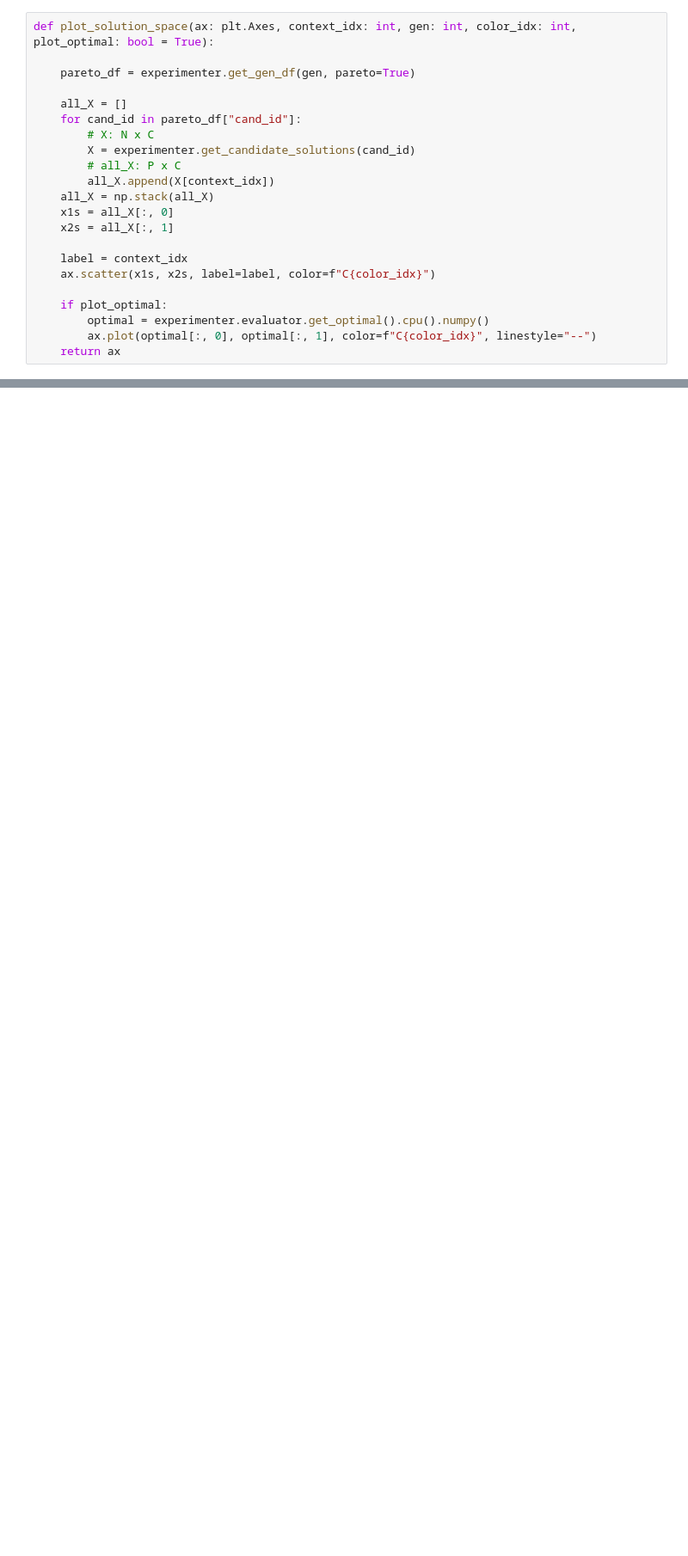
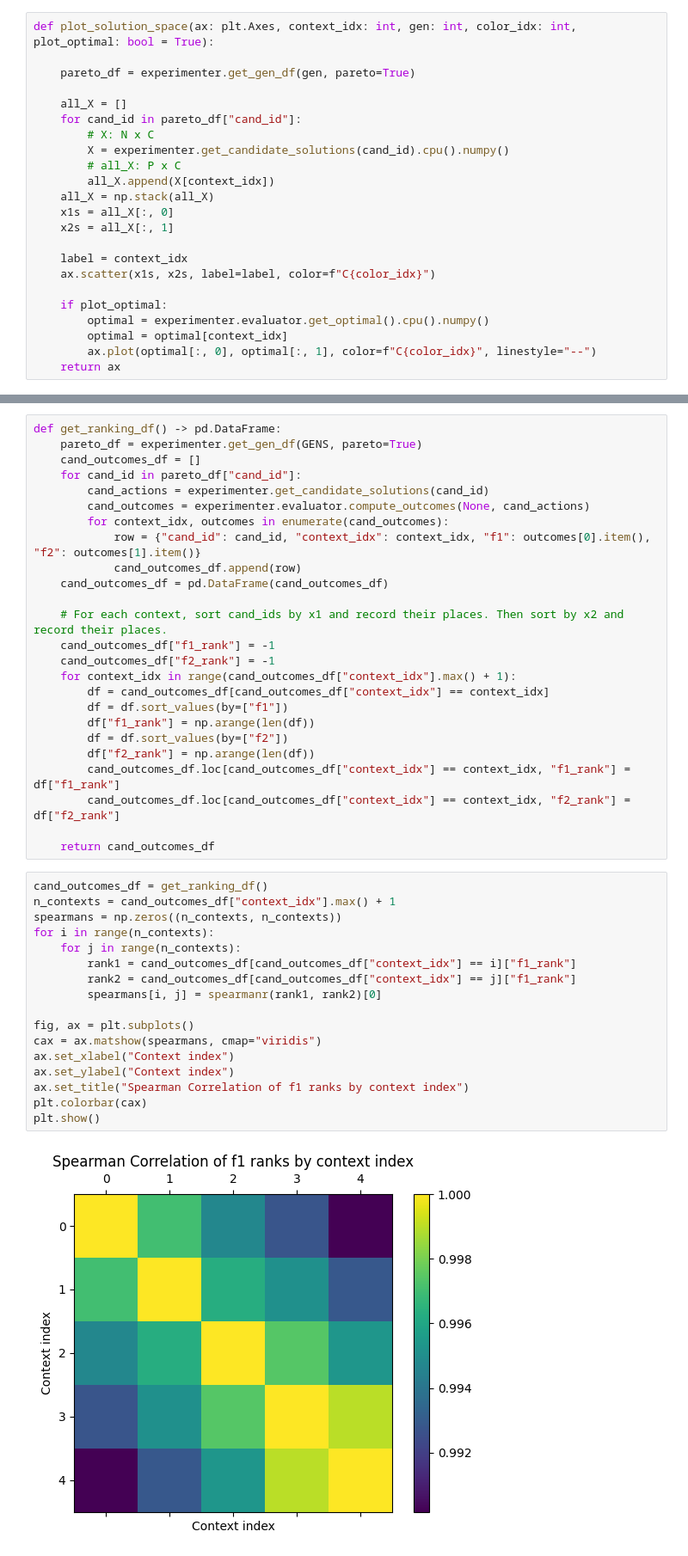
Before and after one commit to danyoungday/coven, a Jupyter notebook: constraints/demo.ipynb, the cells around one changed output, grey strips where cells are left out. Shown at 86% size. Drawn from its saved outputs; the diff is of its cells as text; blank space fills up the shorter version.

```diff
--- a/constraints/demo.ipynb
+++ b/constraints/demo.ipynb
@@ -173,7 +281,7 @@ def plot_solution_space(ax: plt.Axes, context_idx: int, gen: int, color_idx: int
     all_X = []
     for cand_id in pareto_df["cand_id"]:
         # X: N x C
-        X = experimenter.get_candidate_solutions(cand_id)
+        X = experimenter.get_candidate_solutions(cand_id).cpu().numpy()
         # all_X: P x C
         all_X.append(X[context_idx])
     all_X = np.stack(all_X)
@@ -185,6 +293,7 @@ def plot_solution_space(ax: plt.Axes, context_idx: int, gen: int, color_idx: int
 
     if plot_optimal:
         optimal = experimenter.evaluator.get_optimal().cpu().numpy()
+        optimal = optimal[context_idx]
         ax.plot(optimal[:, 0], optimal[:, 1], color=f"C{color_idx}", linestyle="--")
     return ax
 # %%
@@ -201,0 +312,44 @@ plt.show()
+# %%
+def get_ranking_df() -> pd.DataFrame:
+    pareto_df = experimenter.get_gen_df(GENS, pareto=True)
+    cand_outcomes_df = []
+    for cand_id in pareto_df["cand_id"]:
+        cand_actions = experimenter.get_candidate_solutions(cand_id)
+        cand_outcomes = experimenter.evaluator.compute_outcomes(None, cand_actions)
+        for context_idx, outcomes in enumerate(cand_outcomes):
+            row = {"cand_id": cand_id, "context_idx": context_idx, "f1": outcomes[0].item(), "f2": outcomes[1].item()}
+            cand_outcomes_df.append(row)
+    cand_outcomes_df = pd.DataFrame(cand_outcomes_df)
+
+    # For each context, sort cand_ids by x1 and record their places. Then sort by x2 and record their places.
+    cand_outcomes_df["f1_rank"] = -1
+    cand_outcomes_df["f2_rank"] = -1
+    for context_idx in range(cand_outcomes_df["context_idx"].max() + 1):
+        df = cand_outcomes_df[cand_outcomes_df["context_idx"] == context_idx]
+        df = df.sort_values(by=["f1"])
+        df["f1_rank"] = np.arange(len(df))
+        df = df.sort_values(by=["f2"])
+        df["f2_rank"] = np.arange(len(df))
+        cand_outcomes_df.loc[cand_outcomes_df["context_idx"] == context_idx, "f1_rank"] = df["f1_rank"]
+        cand_outcomes_df.loc[cand_outcomes_df["context_idx"] == context_idx, "f2_rank"] = df["f2_rank"]
+
+    return cand_outcomes_df
+# %%
+cand_outcomes_df = get_ranking_df()
+n_contexts = cand_outcomes_df["context_idx"].max() + 1
+spearmans = np.zeros((n_contexts, n_contexts))
+for i in range(n_contexts):
+    for j in range(n_contexts):
+        rank1 = cand_outcomes_df[cand_outcomes_df["context_idx"] == i]["f1_rank"]
+        rank2 = cand_outcomes_df[cand_outcomes_df["context_idx"] == j]["f1_rank"]
+        spearmans[i, j] = spearmanr(rank1, rank2)[0]
+
+fig, ax = plt.subplots()
+cax = ax.matshow(spearmans, cmap="viridis")
+ax.set_xlabel("Context index")
+ax.set_ylabel("Context index")
+ax.set_title("Spearman Correlation of f1 ranks by context index")
+plt.colorbar(cax)
+plt.show()
+# %% [output]
+[figure, added]
```
Also changed, not shown: parts of 13 cells of this notebook, 2 other files.
